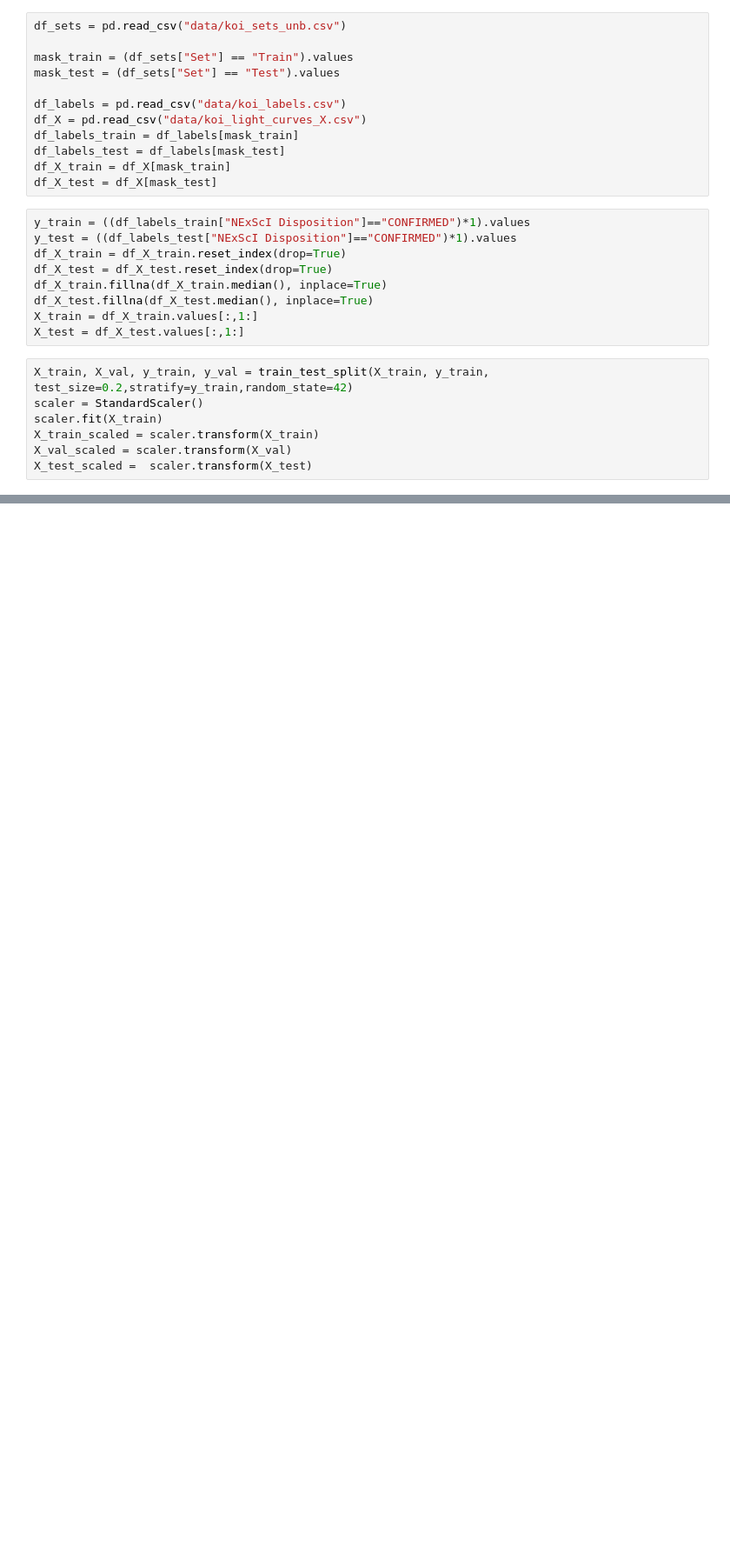
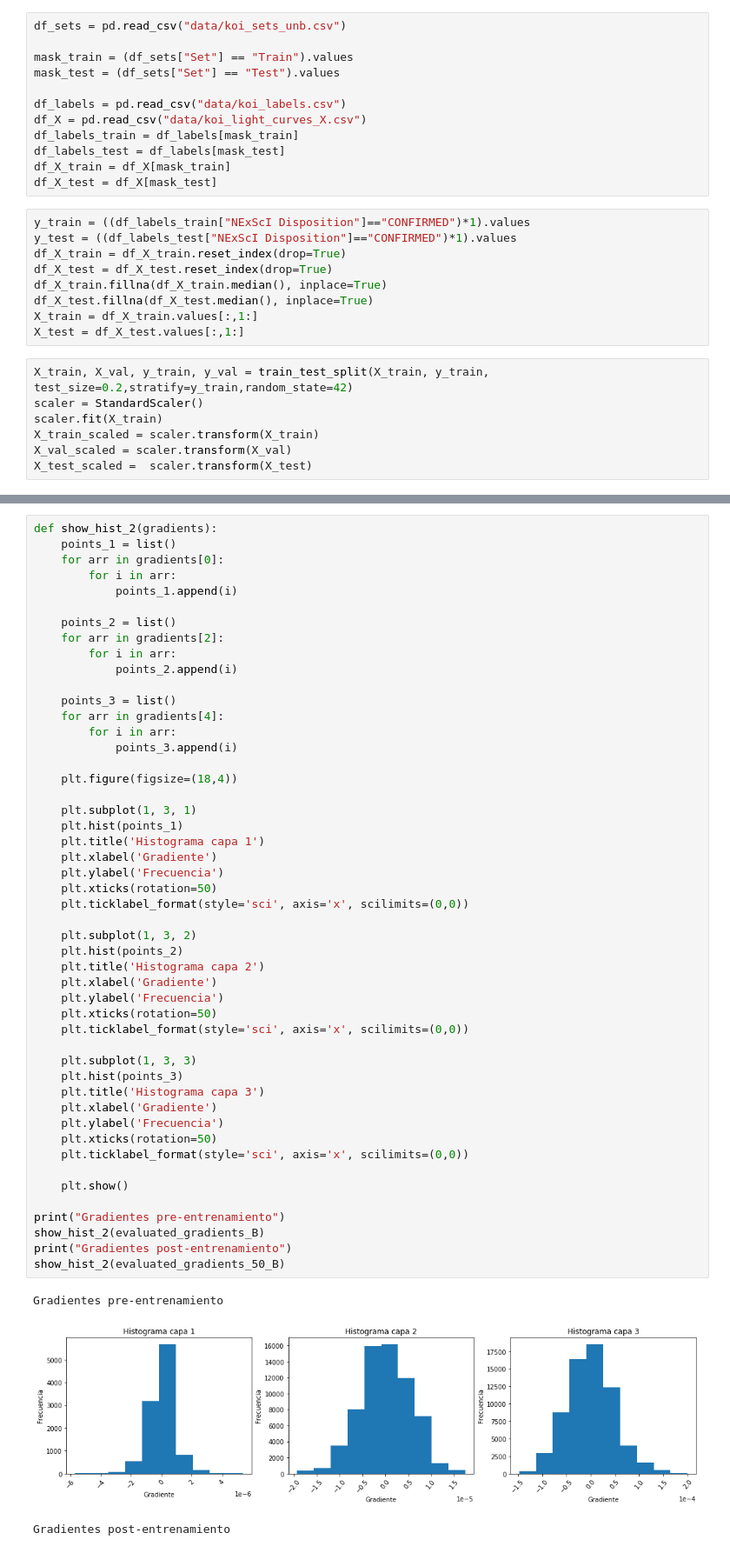
Before and after one commit to Umauro/ANN-T1, a Jupyter notebook: Pregunta 2.ipynb, the cells around one changed output, grey strips where cells are left out. Shown: that part at 87% size. Drawn from its saved outputs; the diff is of its cells as text; blank space fills up the shorter version.

```diff
--- a/Pregunta 2.ipynb
+++ b/Pregunta 2.ipynb
@@ -74,0 +198,53 @@ X_test_scaled =  scaler.transform(X_test)
+# %%
+def show_hist_2(gradients):
+    points_1 = list()
+    for arr in gradients[0]:
+        for i in arr:
+            points_1.append(i)
+
+    points_2 = list()
+    for arr in gradients[2]:
+        for i in arr:
+            points_2.append(i)
+
+    points_3 = list()
+    for arr in gradients[4]:
+        for i in arr:
+            points_3.append(i)
+
+    plt.figure(figsize=(18,4))
+
+    plt.subplot(1, 3, 1)
+    plt.hist(points_1)
+    plt.title('Histograma capa 1')
+    plt.xlabel('Gradiente')
+    plt.ylabel('Frecuencia')
+    plt.xticks(rotation=50)
+    plt.ticklabel_format(style='sci', axis='x', scilimits=(0,0))
+
+    plt.subplot(1, 3, 2)
+    plt.hist(points_2)
+    plt.title('Histograma capa 2')
+    plt.xlabel('Gradiente')
+    plt.ylabel('Frecuencia')
+    plt.xticks(rotation=50)
+    plt.ticklabel_format(style='sci', axis='x', scilimits=(0,0))
+
+    plt.subplot(1, 3, 3)
+    plt.hist(points_3)
+    plt.title('Histograma capa 3')
+    plt.xlabel('Gradiente')
+    plt.ylabel('Frecuencia')
+    plt.xticks(rotation=50)
+    plt.ticklabel_format(style='sci', axis='x', scilimits=(0,0))
+
+    plt.show()
+
+print("Gradientes pre-entrenamiento")
+show_hist_2(evaluated_gradients_B)
+print("Gradientes post-entrenamiento")
+show_hist_2(evaluated_gradients_50_B)
+# %% [output]
+Gradientes pre-entrenamiento
+[figure, added]
+Gradientes post-entrenamiento
```
Also changed, not shown: parts of 22 cells of this notebook.
